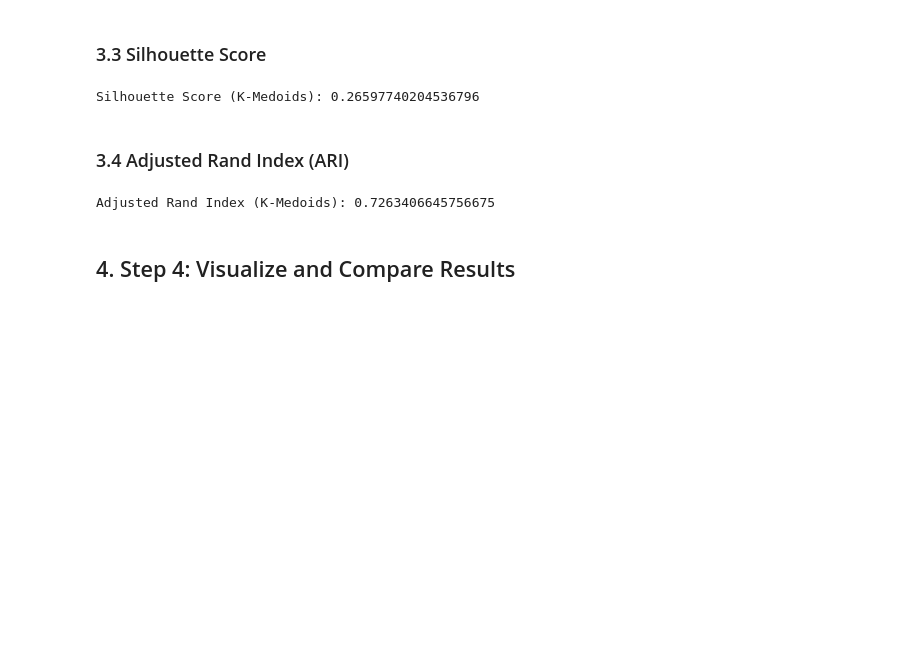
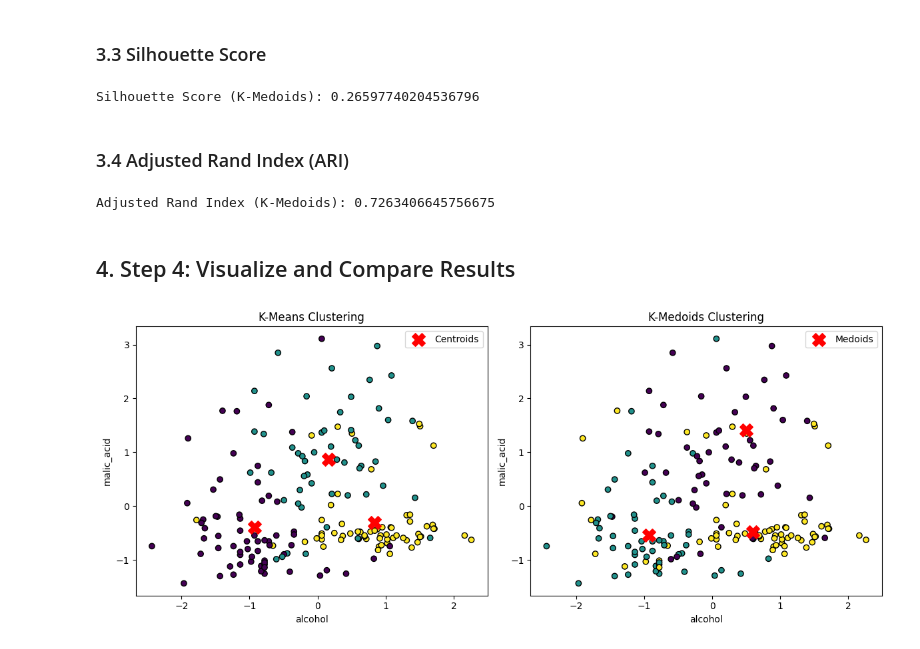
Before and after one commit to olkanth/MSCS_634_Lab_3, a Jupyter notebook: MSCS_634_Lab_3.ipynb, the cells around one changed output. Drawn from its saved outputs; the diff is of its cells as text; code cells hidden in the pictures; blank space fills up the shorter version.

Commit message:
Visualizations

```diff
--- a/MSCS_634_Lab_3.ipynb
+++ b/MSCS_634_Lab_3.ipynb
@@ -202,0 +198,26 @@ import matplotlib.pyplot as plt
+# %%
+# Create side-by-side scatter plots for both the K-Means and K-Medoids clusters.
+# Mark the cluster centroids/medoids on the plots for visual clarity.
+# Scatter plot for K-Means
+plt.figure(figsize=(12, 5))
+plt.subplot(1, 2, 1)
+plt.scatter(df_normalized.iloc[:, 0], df_normalized.iloc[:, 1], c=wine_df['Cluster'], cmap='viridis', marker='o', edgecolor='k')
+plt.scatter(kmeans.cluster_centers_[:, 0], kmeans.cluster_centers_[:, 1], c='red', marker='X', s=200, label='Centroids')
+plt.title('K-Means Clustering')
+plt.xlabel(wine_df.columns[0])
+plt.ylabel(wine_df.columns[1])
+plt.legend()
+
+# Scatter plot for K-Medoids
+plt.subplot(1, 2, 2)
+plt.scatter(df_normalized.iloc[:, 0], df_normalized.iloc[:, 1], c=wine_df['Cluster_KMedoids'], cmap='viridis', marker='o', edgecolor='k')
+plt.scatter(kmedoids.cluster_centers_[:, 0], kmedoids.cluster_centers_[:, 1], c='red', marker='X', s=200, label='Medoids')
+plt.title('K-Medoids Clustering')
+plt.xlabel(wine_df.columns[0])
+plt.ylabel(wine_df.columns[1])
+plt.legend()
+plt.tight_layout()
+plt.savefig('scatter_plots.png')
+plt.show()
+# %% [output]
+[figure, added]
```
Also changed, not shown: parts of 1 cell of this notebook.
